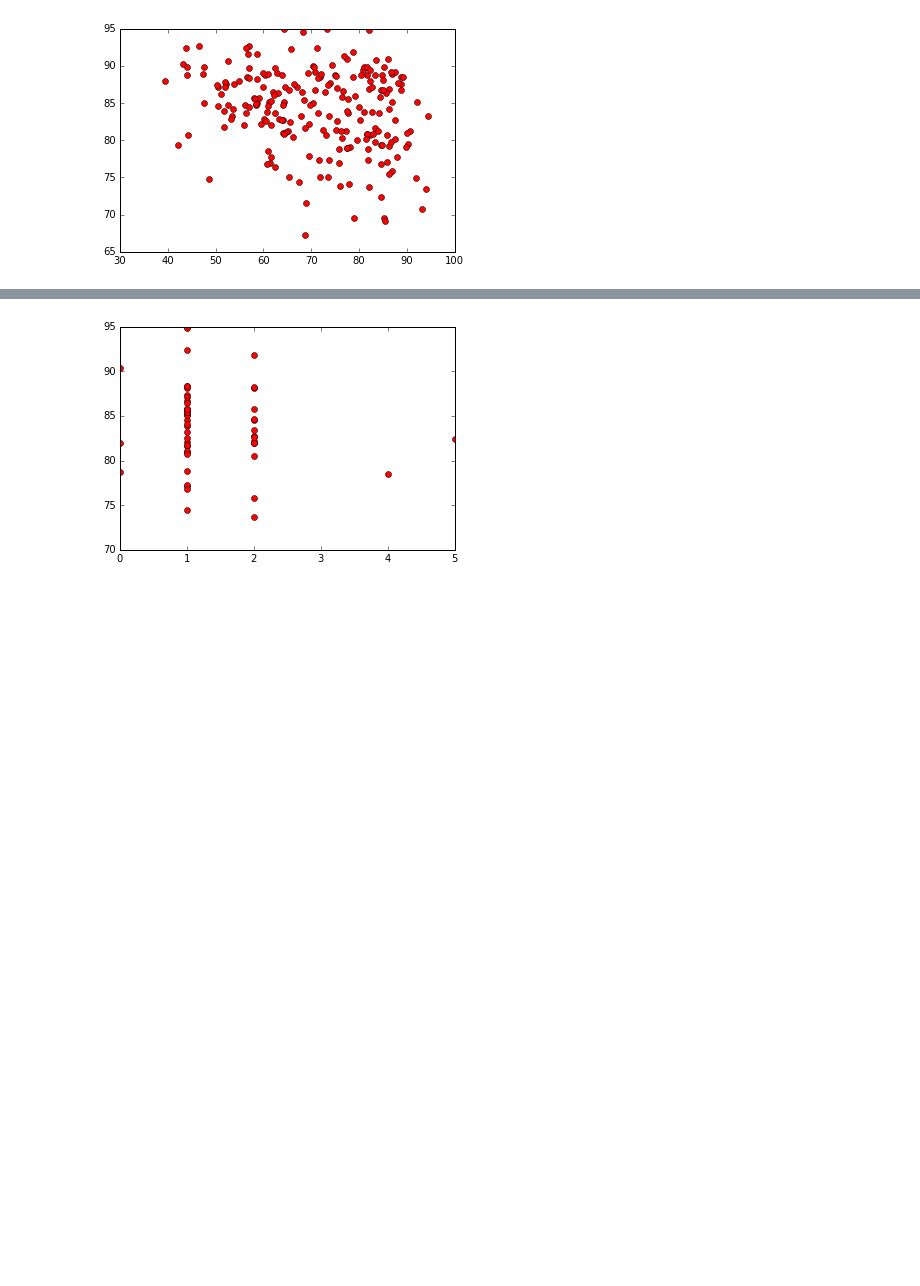
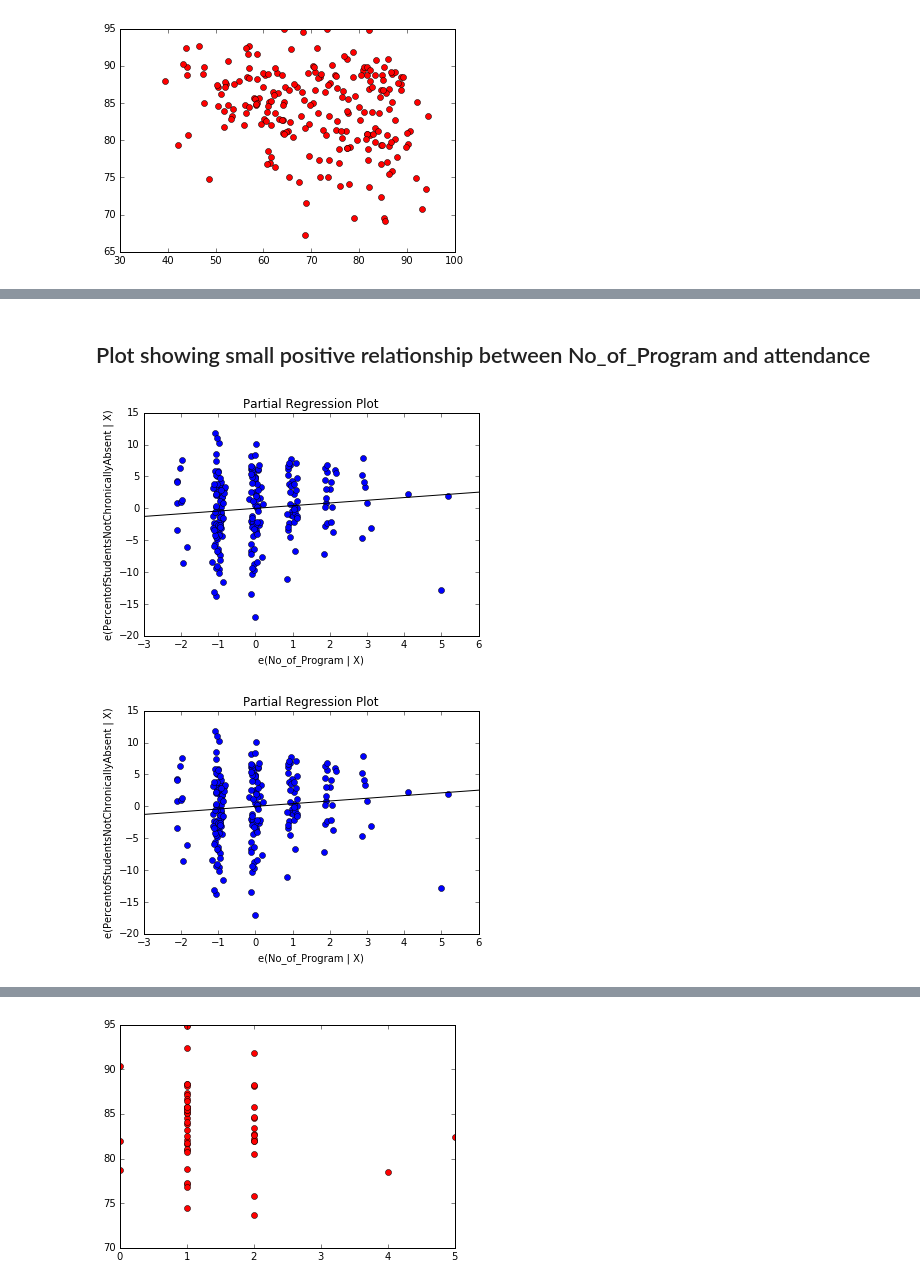
Before and after one commit to philschatz/ed-pathways, a Jupyter notebook: analysis/Attendance_v_programs.ipynb, the cells around one changed output, grey strips where cells are left out. Drawn from its saved outputs; the diff is of its cells as text; code cells hidden in the pictures; blank space fills up the shorter version.

Commit message:
Added to analysis for attendance_v_programs

```diff
--- a/analysis/Attendance_v_programs.ipynb
+++ b/analysis/Attendance_v_programs.ipynb
@@ -131,3 +138,10 @@ Warnings:
+# %% [markdown]
+## Plot showing small positive relationship between No_of_Program and attendance
+# %%
+sm.graphics.plot_partregress("PercentofStudentsNotChronicallyAbsent", "No_of_Program", exog_others=["FrRedLnch_PercentEligible"], data=elementary, title_kwargs={}, obs_labels=False)
+# %% [output]
+[figure, added]
+[figure, added]
 # %%
 middle = attendance.query("SchoolType == 'M'").drop_duplicates()
 middle
```
Also changed, not shown: parts of 12 cells of this notebook, 1 other file.
